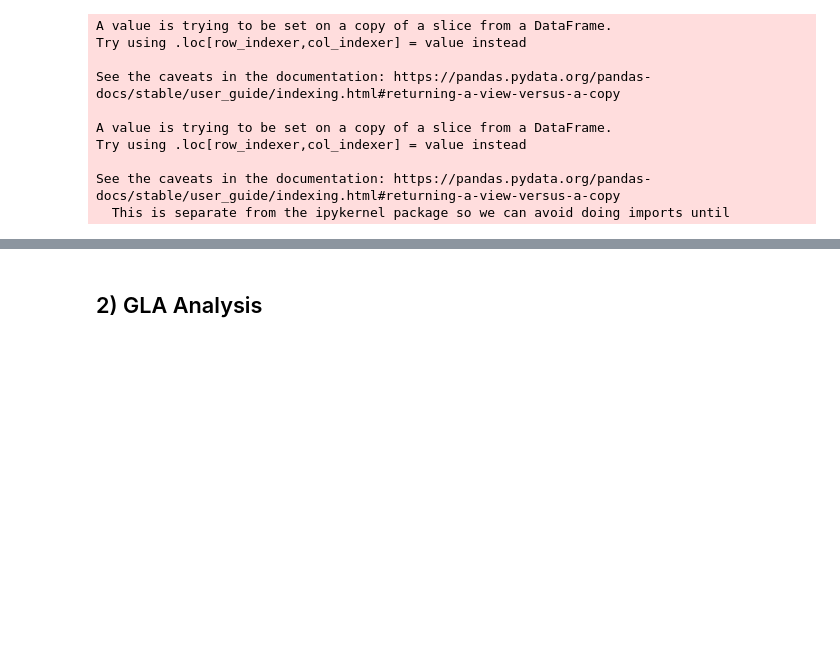
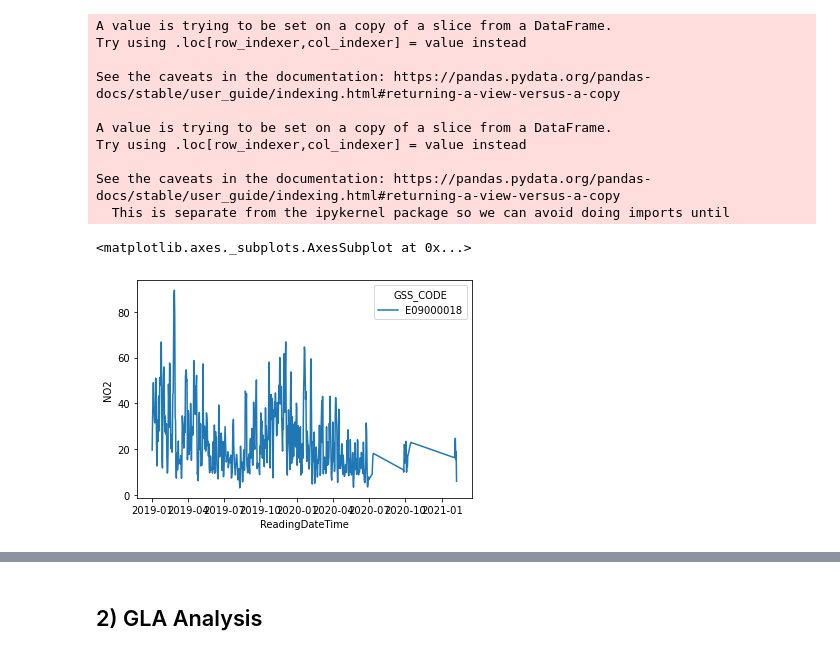
Before and after one commit to lnicoletti/london_mobility_pandemic, a Jupyter notebook: notebooks/2-AQDataExploration.ipynb, the cells around one changed output, grey strips where cells are left out. Saved outputs shown, nothing was run; the diff lists cells and outputs as text; code cells hidden in the pictures; blank space fills up the shorter version.

```diff
--- a/notebooks/2-AQDataExploration.ipynb
+++ b/notebooks/2-AQDataExploration.ipynb
@@ -239,8 +232,24 @@ boroughs_AQ_long['NO2_pc_change_from_baseline'] = np.NaN
 boroughs_AQ_long['PM25_pc_change_from_baseline'] = np.NaN
 
 for code in boroughs_AQ_long['GSS_CODE'].unique():
-    boroughs_AQ_long['NO2_pc_change_from_baseline'][boroughs_AQ_long['GSS_CODE']==code] = boroughs_AQ_long['SMA_30_NO2'].pct_change(365, fill_method='pad').mul(100)
-    boroughs_AQ_long['PM25_pc_change_from_baseline'][boroughs_AQ_long['GSS_CODE']==code] = boroughs_AQ_long['SMA_30_PM2.5'].pct_change(365, fill_method='pad').mul(100)
+    boroughs_AQ_long['NO2_pc_change_from_baseline'][boroughs_AQ_long['GSS_CODE']==code] = boroughs_AQ_long['SMA_30_NO2'][boroughs_AQ_long['GSS_CODE']==code].pct_change(365, fill_method='pad').mul(100)
+    boroughs_AQ_long['PM25_pc_change_from_baseline'][boroughs_AQ_long['GSS_CODE']==code] = boroughs_AQ_long['SMA_30_PM2.5'][boroughs_AQ_long['GSS_CODE']==code].pct_change(365, fill_method='pad').mul(100)
 
+
+for code in boroughs_AQ_long['GSS_CODE'].unique():
+    boroughs_AQ_long['NO2_pc_change_from_baseline'][(boroughs_AQ_long['GSS_CODE']==code)&(boroughs_AQ_long['ReadingDateTime'].dt.year>2020)] = boroughs_AQ_long['SMA_30_NO2'][(boroughs_AQ_long['GSS_CODE']==code)&(boroughs_AQ_long['ReadingDateTime'].dt.year>2020)].pct_change(731, fill_method='pad').mul(100)
+    boroughs_AQ_long['PM25_pc_change_from_baseline'][(boroughs_AQ_long['GSS_CODE']==code)&(boroughs_AQ_long['ReadingDateTime'].dt.year>2020)] = boroughs_AQ_long['SMA_30_PM2.5'][(boroughs_AQ_long['GSS_CODE']==code)&(boroughs_AQ_long['ReadingDateTime'].dt.year>2020)].pct_change(731, fill_method='pad').mul(100)
+#     boroughs_AQ_long['NO2_pc_change_from_baseline'][(boroughs_AQ_long['GSS_CODE']==code)&(boroughs_AQ_long['ReadingDateTime'].dt.year==2020)] = boroughs_AQ_long['SMA_30_NO2'][(boroughs_AQ_long['GSS_CODE']==code)].pct_change(731, fill_method='pad').mul(100)[boroughs_AQ_long['ReadingDateTime'].dt.year==2020]
+#     boroughs_AQ_long['PM25_pc_change_from_baseline'][(boroughs_AQ_long['GSS_CODE']==code)&(boroughs_AQ_long['ReadingDateTime'].dt.year==2020)] = boroughs_AQ_long['SMA_30_PM2.5'][(boroughs_AQ_long['GSS_CODE']==code)].pct_change(731, fill_method='pad').mul(100)[boroughs_AQ_long['ReadingDateTime'].dt.year==2020]
+
+boroughs_AQ_long['AQindex_pc_change_from_baseline'] = np.NaN
 # final score
-boroughs_AQ_long['AQindex_pc_change_from_baseline'] = (boroughs_AQ_long['PM25_pc_change_from_baseline'] + boroughs_AQ_long['NO2_pc_change_from_baseline'])/2
+for code in boroughs_AQ_long['GSS_CODE'].unique():
+    if len(boroughs_AQ_long[(boroughs_AQ_long['GSS_CODE']==code)&(boroughs_AQ_long['PM2.5']).isna()==True]) > 500:
+        boroughs_AQ_long['AQindex_pc_change_from_baseline'][boroughs_AQ_long['GSS_CODE']==code] = boroughs_AQ_long['NO2_pc_change_from_baseline'][boroughs_AQ_long['GSS_CODE']==code]
+
+    elif len(boroughs_AQ_long[(boroughs_AQ_long['GSS_CODE']==code)&(boroughs_AQ_long['NO2']).isna()==True]) > 500:
+        boroughs_AQ_long['AQindex_pc_change_from_baseline'][boroughs_AQ_long['GSS_CODE']==code] = boroughs_AQ_long['PM25_pc_change_from_baseline'][boroughs_AQ_long['GSS_CODE']==code]
+
+    else:
+        boroughs_AQ_long['AQindex_pc_change_from_baseline'][boroughs_AQ_long['GSS_CODE']==code] = (boroughs_AQ_long['PM25_pc_change_from_baseline'][boroughs_AQ_long['GSS_CODE']==code] + boroughs_AQ_long['NO2_pc_change_from_baseline'][boroughs_AQ_long['GSS_CODE']==code])/2
@@ -263,9 +256,9 @@ boroughs_AQ_long
 # %%
 missing_code = boroughs_AQ_long[boroughs_AQ_long['GSS_CODE']=="E09000033"]
 missing_code['GSS_CODE'] = "E09000031"
-missing_code['Value'] = np.NaN
+missing_code['AQindex_pc_change_from_baseline'] = np.NaN
 # add empty row for code E0900031
-boroughs_AQ_long = boroughs_AQ_long.append(test)
+boroughs_AQ_long = boroughs_AQ_long.append(missing_code)
 # %% [output]
 A value is trying to be set on a copy of a slice from a DataFrame.
 Try using .loc[row_indexer,col_indexer] = value instead
@@ -277,3 +270,9 @@ Try using .loc[row_indexer,col_indexer] = value instead
 
 See the caveats in the documentation: https://pandas.pydata.org/pandas-docs/stable/user_guide/indexing.html#returning-a-view-versus-a-copy
   This is separate from the ipykernel package so we can avoid doing imports until
+# %%
+boroughs_AQ_long['ReadingDateTime'] = pd.to_datetime(boroughs_AQ_long['ReadingDateTime'])
+sns.lineplot(data=boroughs_AQ_long[boroughs_AQ_long['GSS_CODE']=='E09000018'], x="ReadingDateTime", y="NO2", hue="GSS_CODE")
+# %% [output]
+<matplotlib.axes._subplots.AxesSubplot at 0x...>
+[figure, added]
```
Also changed, not shown: parts of 22 cells of this notebook, 6 other files.
